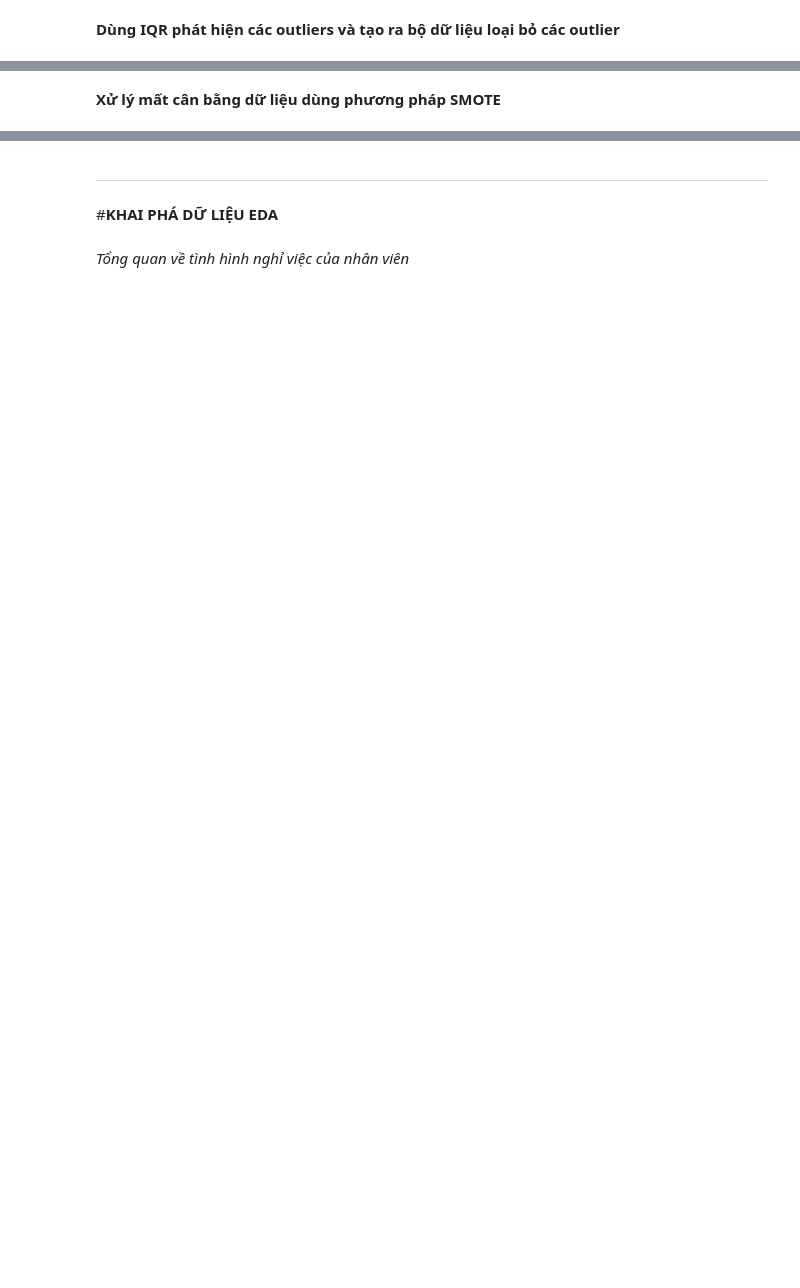
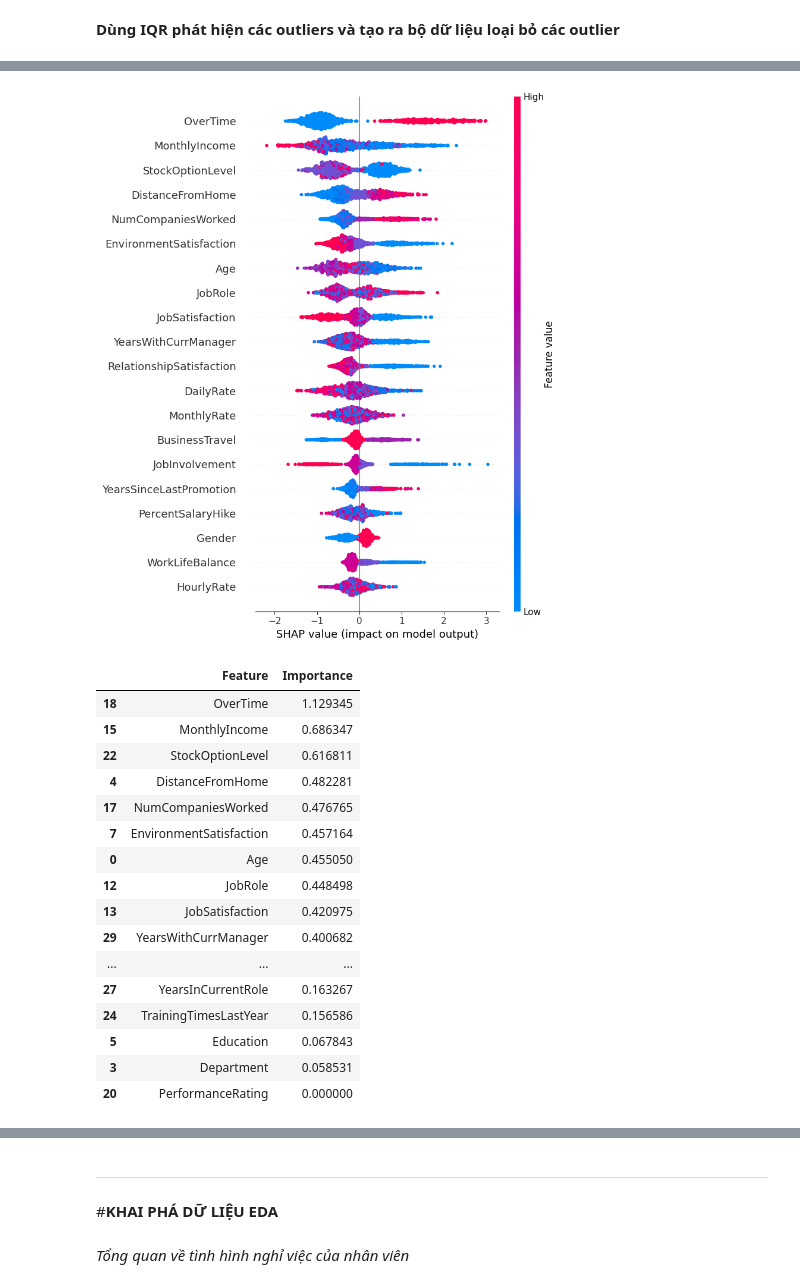
Before and after one commit to Kennenzz/predict-employee-attrition, a Jupyter notebook: Train.ipynb, the cells around one changed output, grey strips where cells are left out. Cells and saved outputs as stored; diff of their text form; code cells hidden in the pictures; blank space fills up the shorter version.

Commit message:
...
big update about resample and create dataset about important features

```diff
--- a/Train.ipynb
+++ b/Train.ipynb
@@ -157,2 +334,0 @@ print(f"Số lượng mẫu sau khi loại bỏ ngoại lệ: {df_cleaned_outlie
-# %% [markdown]
-**Xử lý mất cân bằng dữ liệu dùng phương pháp SMOTE**
@@ -178,0 +335,36 @@ display(df_resampled_outliers.info())
+# %%
+# Phân tích và tìm ra các đặc trưng quan trọng trong bộ dữ liệu
+X = df.drop('Attrition', axis=1)
+y = df['Attrition']
+shap_explainer = shap.TreeExplainer(XGBClassifier().fit(X, y))
+shap_values = shap_explainer.shap_values(X)
+shap.summary_plot(shap_values, X)
+important_features = np.abs(shap_values).mean(axis=0)
+feature_importance = pd.DataFrame({'Feature': X.columns, 'Importance': important_features})
+feature_importance = feature_importance.sort_values(by='Importance', ascending=False)
+display(feature_importance)
+# lưu lại 12 đặc trưng quan trọng nhất trong bộ dữ liệu khác
+top_12_features = feature_importance['Feature'].head(12).tolist()
+df_top_12 = df[top_12_features + ['Attrition']]
+display(df_top_12.head())
+df_top_12_cleaned_outliers = df_cleaned_outliers[top_12_features + ['Attrition']]
+display(df_top_12_cleaned_outliers.head())
+# %% [output]
+[figure, added]
+|  | Feature | Importance |
+| 18 | OverTime | 1.129345 |
+| 15 | MonthlyIncome | 0.686347 |
+| 22 | StockOptionLevel | 0.616811 |
+| 4 | DistanceFromHome | 0.482281 |
+| 17 | NumCompaniesWorked | 0.476765 |
+| 7 | EnvironmentSatisfaction | 0.457164 |
+| 0 | Age | 0.455050 |
+| 12 | JobRole | 0.448498 |
+| 13 | JobSatisfaction | 0.420975 |
+| 29 | YearsWithCurrManager | 0.400682 |
+| ... | ... | ... |
+| 27 | YearsInCurrentRole | 0.163267 |
+| 24 | TrainingTimesLastYear | 0.156586 |
+| 5 | Education | 0.067843 |
+| 3 | Department | 0.058531 |
+| 20 | PerformanceRating | 0.000000 |
```
Also changed, not shown: parts of 56 cells of this notebook, 8 other files.
